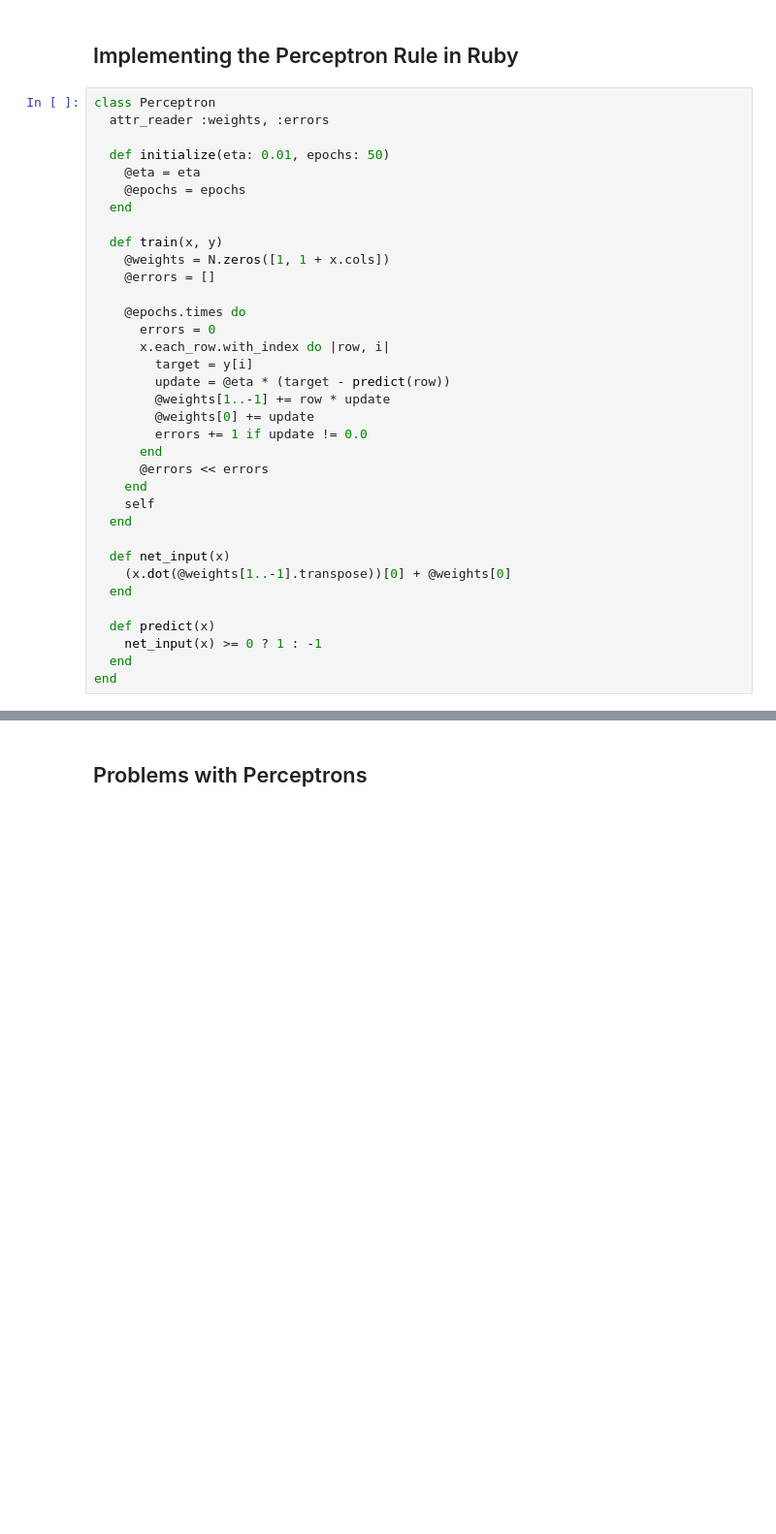
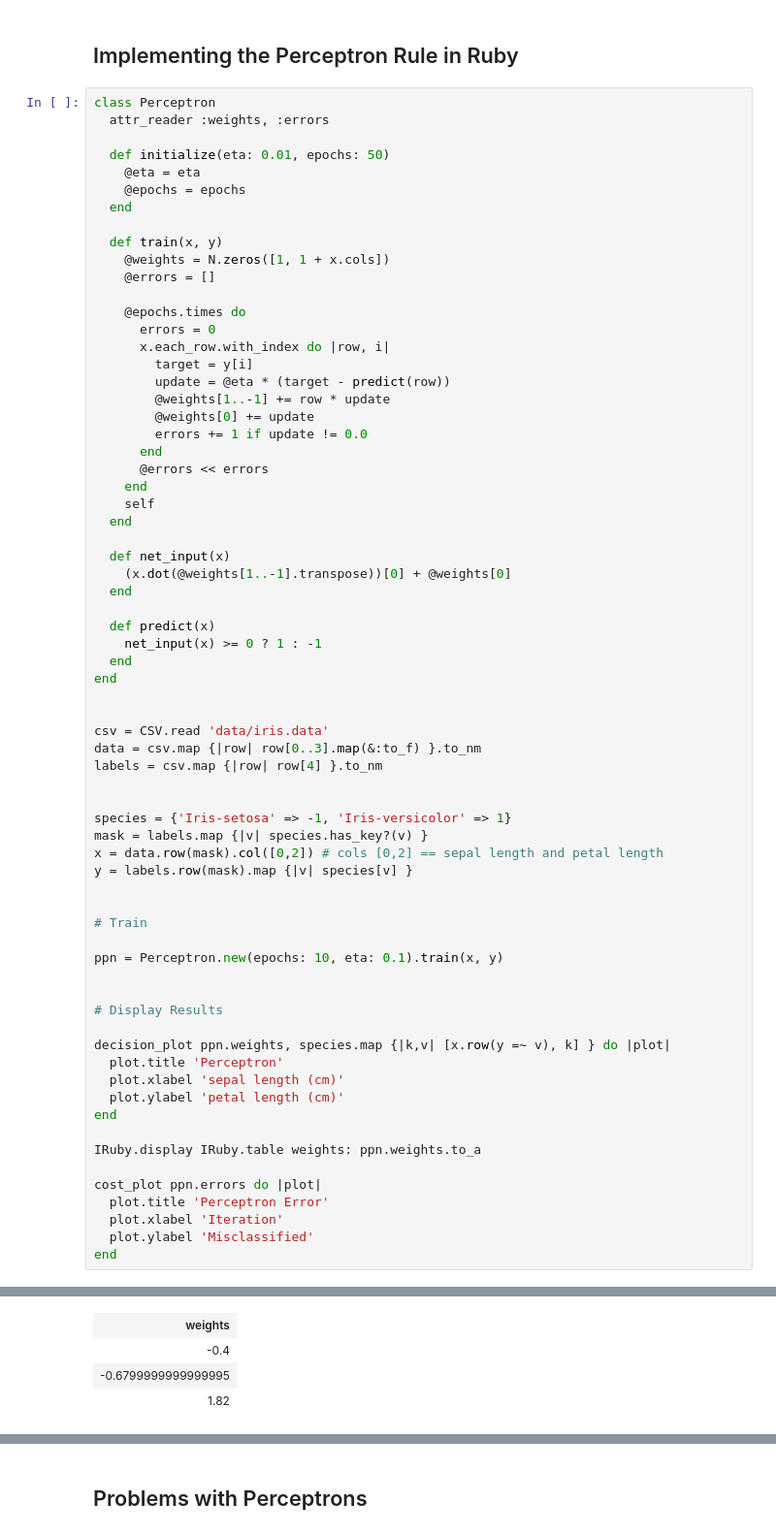
Before and after one commit to gbuesing/notebooks, a Jupyter notebook: singlelayer_neurons.ipynb, the cells around one changed output, grey strips where cells are left out. Shown: that part at 97% size. Saved outputs shown, nothing was run; the diff lists cells and outputs as text; blank space fills up the shorter version.

```diff
--- a/singlelayer_neurons.ipynb
+++ b/singlelayer_neurons.ipynb
@@ -49,4 +49,37 @@ class Perceptron
     net_input(x) >= 0 ? 1 : -1
   end
 end
+
+
+csv = CSV.read 'data/iris.data'
+data = csv.map {|row| row[0..3].map(&:to_f) }.to_nm
+labels = csv.map {|row| row[4] }.to_nm
+
+
+species = {'Iris-setosa' => -1, 'Iris-versicolor' => 1}
+mask = labels.map {|v| species.has_key?(v) }
+x = data.row(mask).col([0,2]) # cols [0,2] == sepal length and petal length
+y = labels.row(mask).map {|v| species[v] }
+
+
+# Train
+
+ppn = Perceptron.new(epochs: 10, eta: 0.1).train(x, y)
+
+
+# Display Results
+
+decision_plot ppn.weights, species.map {|k,v| [x.row(y =~ v), k] } do |plot|
+  plot.title 'Perceptron'
+  plot.xlabel 'sepal length (cm)'
+  plot.ylabel 'petal length (cm)'
+end
+
+IRuby.display IRuby.table weights: ppn.weights.to_a
+
+cost_plot ppn.errors do |plot|
+  plot.title 'Perceptron Error'
+  plot.xlabel 'Iteration'
+  plot.ylabel 'Misclassified'
+end
 # %% [output]
@@ -53,0 +87,4 @@ end
+| weights |
+| -0.4 |
+| -0.6799999999999995 |
+| 1.82 |
```
Also changed, not shown: parts of 19 cells of this notebook, 1 other file.
